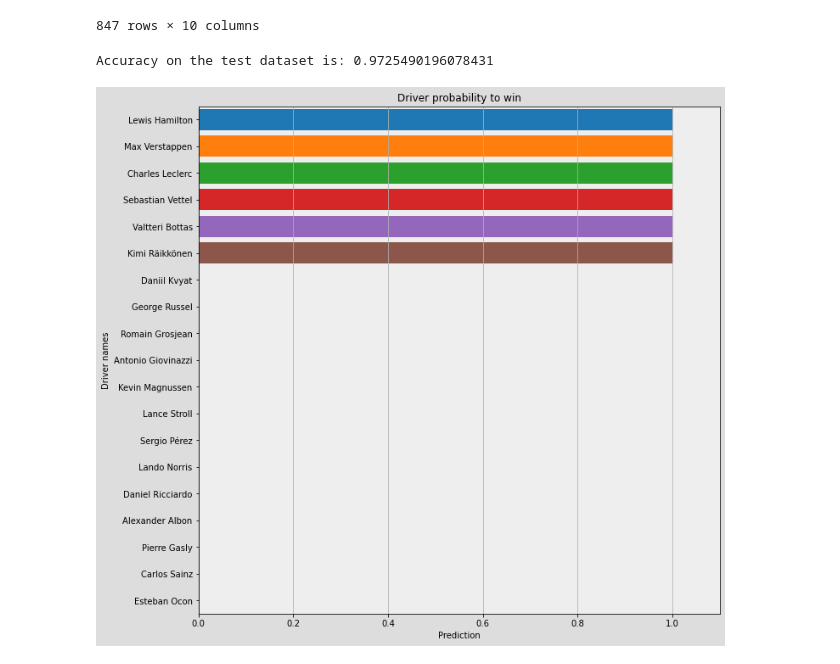
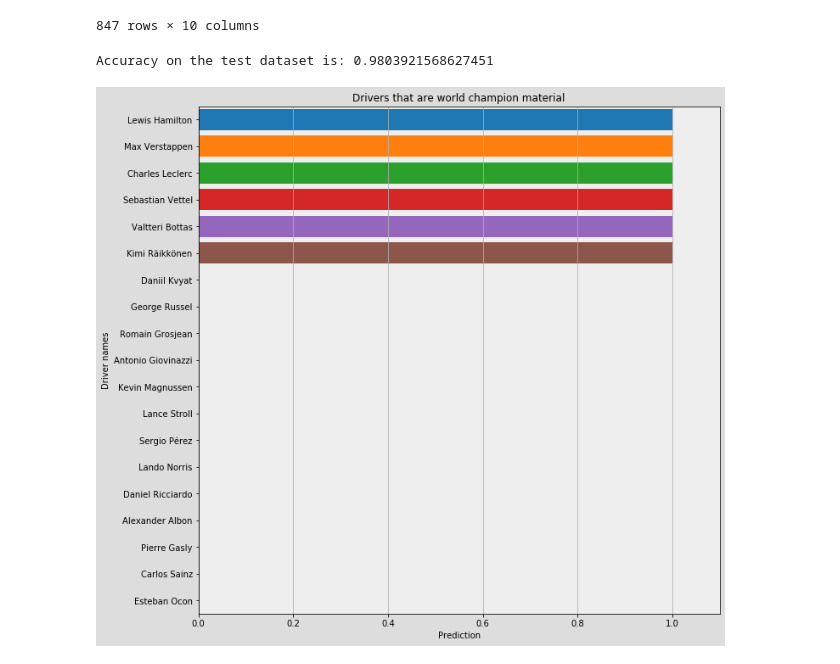
Before and after one commit to osskari/F1Data, a Jupyter notebook: Untitled.ipynb, the cells around one changed output. Cells and saved outputs as stored; diff of their text form; code cells hidden in the pictures.

```diff
--- a/Untitled.ipynb
+++ b/Untitled.ipynb
@@ -980,9 +970,6 @@ master
 | 848 | George | Russel | 15.809524 | 19.0 | 21 | 0.904762 | 0.0 | ... |
 847 rows × 10 columns
 # %%
-# Id of racer you want to test the dataset on
-# playerId = 95
-
 # Create a testing data and a target data form the dataset
 X = master.copy().drop(columns=['forename', 'surname', 'Finishes/Entries', 'isChamp', 'Championships'])
 y = master.copy()['isChamp']
@@ -991,17 +978,17 @@ y = master.copy()['isChamp']
 X_train, X_test, y_train, y_test = train_test_split(X, y, test_size=.3)
 
 # Create a xgboost regressor
-clf = XGBClassifier(n_estimators = 500,
+clf = XGBClassifier(n_estimators = 1000,
                    learning_rate = 0.05,
-                   max_depth=5,
+                   max_depth=4,
                    n_jobs=1,
                    alpha = 0.1)
 
 clf.fit(X_train, y_train)
 
-print(f'Accuracy on the test dataset is: {clf.score(X_test, y_test)}')
+print(f'Dataset Accuracy: {clf.score(X_test, y_test)}')
 # %% [output]
-Accuracy on the test dataset is: 0.9725490196078431
+Accuracy on the test dataset is: 0.9803921568627451
 # %%
 # Get 2018 to get Ocon
 driverIds2018 = getStandingsForYear(2018);
@@ -1041,32 +1028,32 @@ for index, row in driverIds2019.iterrows():
     predictions = predictions.append({'Predictions': prediction
                                       , 'Drivers': row['forename'] + " " + row['surname']}, ignore_index=True)
 
 # Sort the values after the probability of becoming champions
 predictions = predictions.sort_values(by='Predictions', ascending=False)
 
 # # Setup figure
 fig, ax = plt.subplots()
 fig.set_figheight(11)
 fig.set_figwidth(11)
 fig.patch.set_facecolor('#dddddd')
 ax.set_facecolor('#eeeeee')
 
 # Alternate bar colors
 colors = [f'C{i}' for i in range(predictions.shape[0])]
 
 
 # Plot data
 ax.barh(predictions['Drivers'], predictions['Predictions'], color=colors)
 
 # # Set visual components of plot
 ax.margins(x=0.1, y=0.005)
 ax.invert_yaxis()
 ax.set_xlabel('Prediction')
 ax.set_ylabel('Driver names')
-ax.set_title('Driver probability to win')
+ax.set_title('Drivers that are world champion material')
 ax.xaxis.grid(True)
 
 # # Show figure
 plt.show()
 # %% [output]
-[figure, old version]
+[figure, new version]
```
Also changed, not shown: parts of 8 cells of this notebook.
